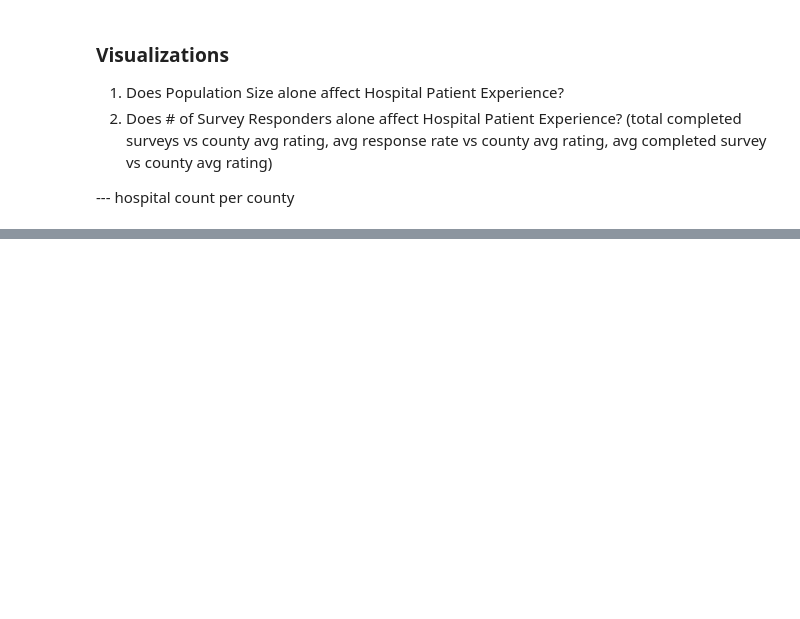
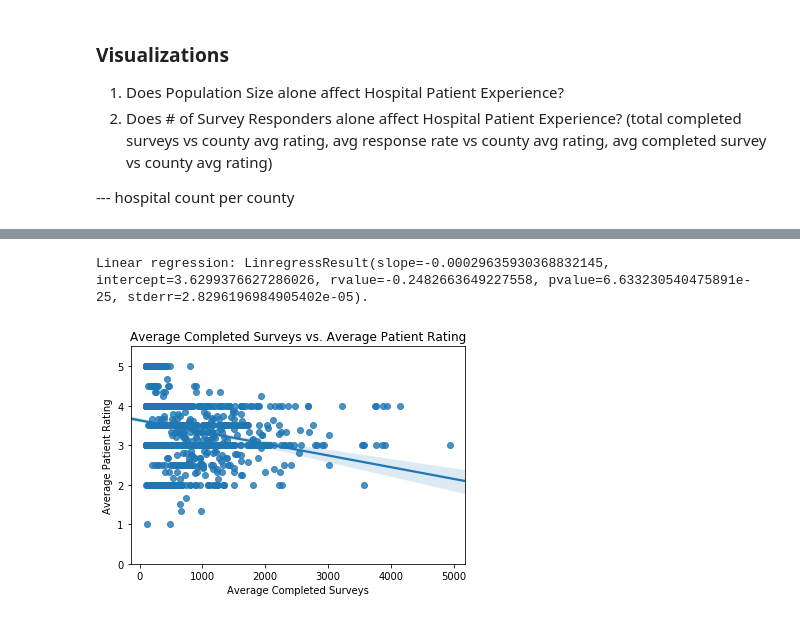
Before and after one commit to rabotr/proj-1-healthcare, a Jupyter notebook: Q1 & Q2 Visualizations.ipynb, the cells around one changed output, grey strips where cells are left out. Drawn from its saved outputs; the diff is of its cells as text; code cells hidden in the pictures; blank space fills up the shorter version.

```diff
--- a/Q1 & Q2 Visualizations.ipynb
+++ b/Q1 & Q2 Visualizations.ipynb
@@ -80,0 +110,13 @@ None
+# %%
+# Does # of Survey Responders alone affect Hospital Patient Experience?
+# (avg completed survey vs county avg rating)
+
+sns.regplot(x="Average Completed Surveys", y="Average Patient Rating", data=county_df)
+plt.title("Average Completed Surveys vs. Average Patient Rating")
+print(f"Linear regression: {stats.linregress(county_df['Average Completed Surveys'], county_df['Average Patient Rating'])}.")
+plt.ylim(0, 5.5)
+plt.show()
+None
+# %% [output]
+Linear regression: LinregressResult(slope=-0.00029635930368832145, intercept=3.6299376627286026, rvalue=-0.2482663649227558, pvalue=6.633230540475891e-25, stderr=2.8296196984905402e-05).
+[figure, added]
```
Also changed, not shown: parts of 5 cells of this notebook, 1 other file.
